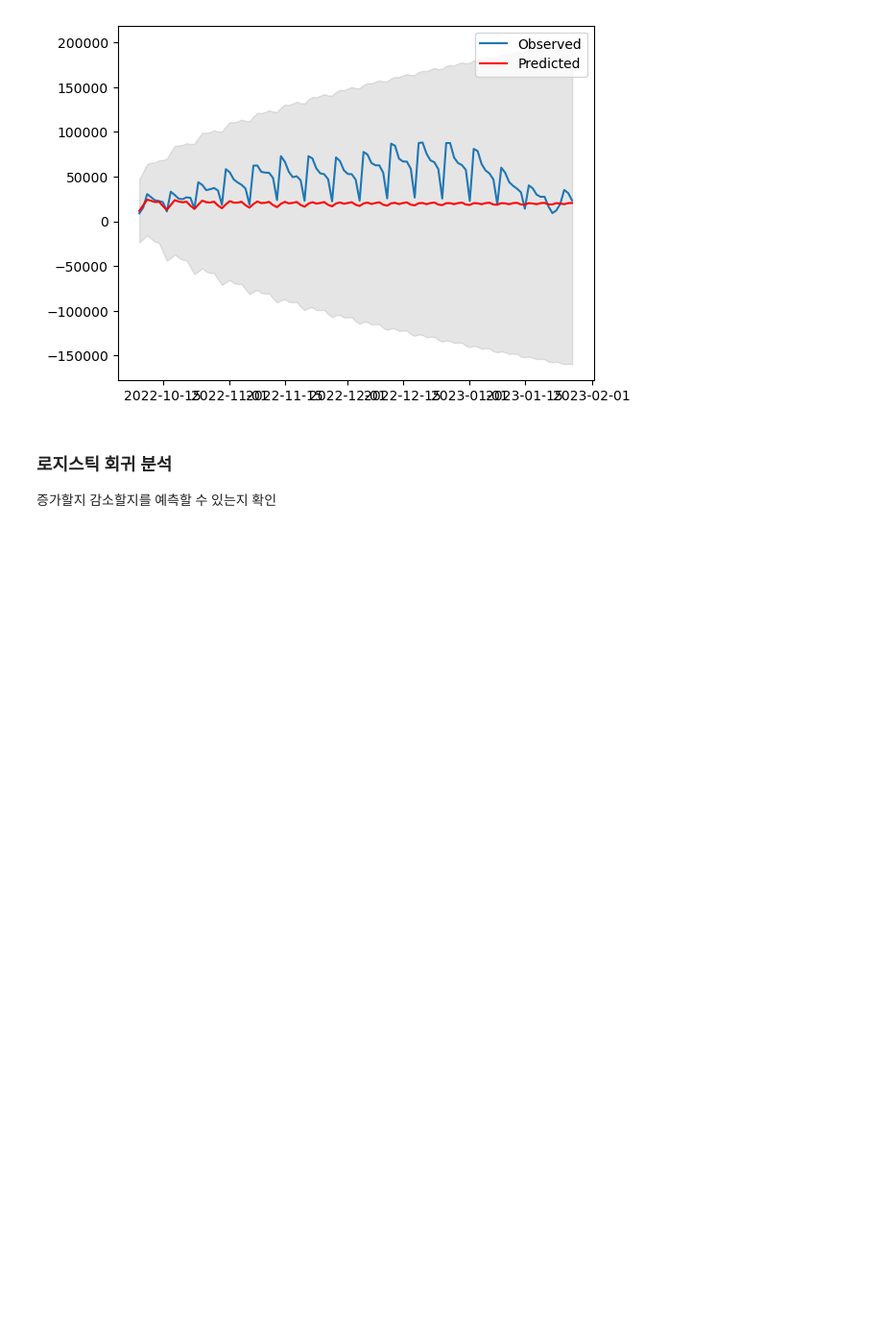
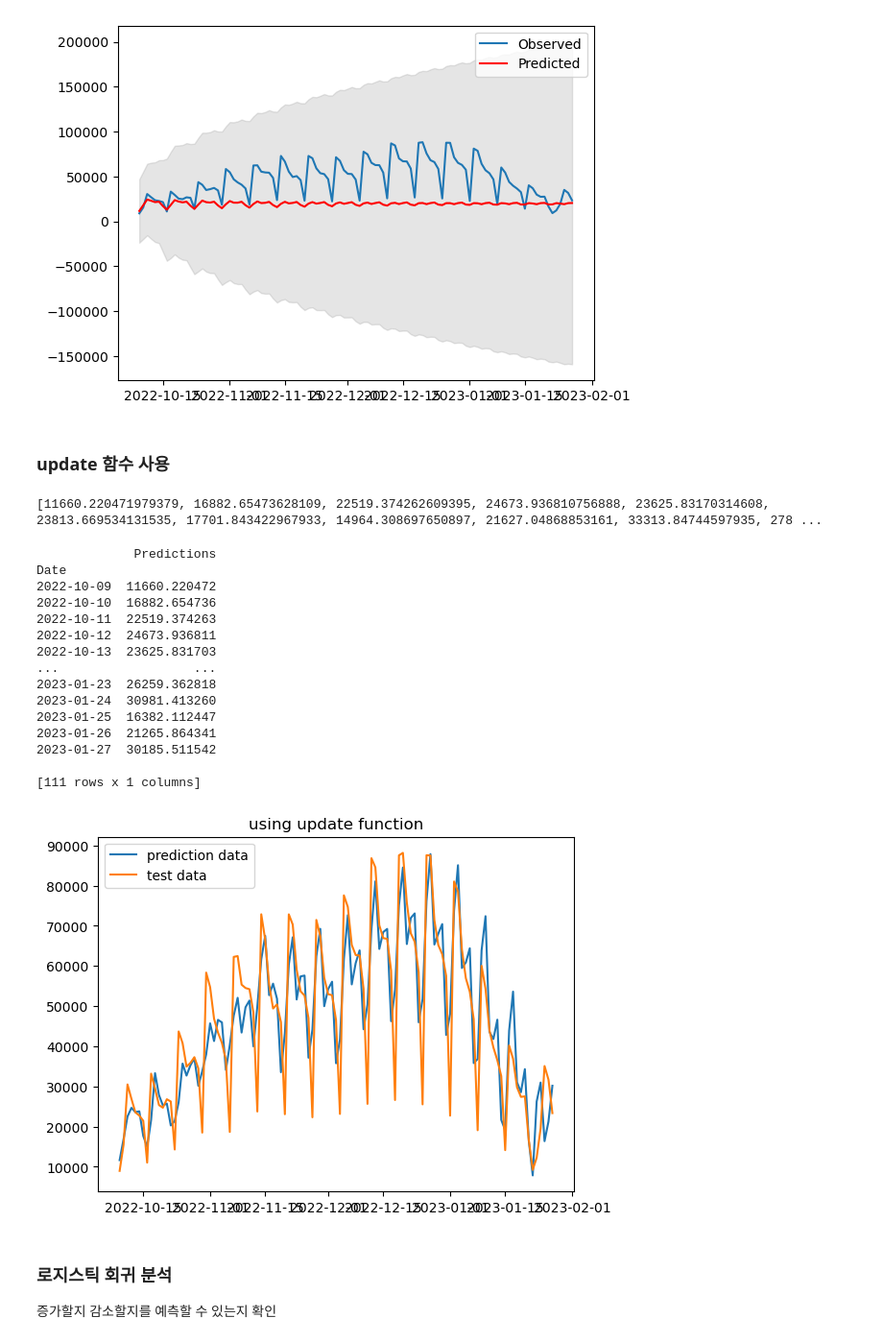
Before and after one commit to Tiabet/Time-series, a Jupyter notebook: Self-Study/ARIMA predictions model.ipynb, the cells around one changed output. Shown at 96% size. Drawn from its saved outputs; the diff is of its cells as text; code cells hidden in the pictures; blank space fills up the shorter version.

```diff
--- a/Self-Study/ARIMA predictions model.ipynb
+++ b/Self-Study/ARIMA predictions model.ipynb
@@ -151,16 +141,57 @@ plt.show()
 # %% [markdown]
 ### 신뢰구간 안에 들어오는지 확인
 # %%
-pred = model_fit.get_prediction(start=test_data.index[0], end=test_data.index[-1], dynamic=False)
-pred_conf = pred.conf_int()
+pred = model_fit.predict(n_periods=len(test_data), return_conf_int=True)
+np.asarray(pred[1])
 
 plt.plot(test_data, label='Observed')
-plt.plot(pred.predicted_mean, 'r', label='Predicted')
-plt.fill_between(pred_conf.index, pred_conf.iloc[:,0], pred_conf.iloc[:,1], color='gray',alpha=0.2)
+plt.plot(pred[0], 'r', label='Predicted')
+plt.fill_between(test_data.index, pred[1][:,0], pred[1][:,1], color='gray',alpha=0.2)
 plt.legend()
 plt.show()
 # %% [output]
 [figure]
+# %% [markdown]
+### update 함수 사용
+# %%
+pred_data = []
+
+for new_data in test_data:
+    pred = model.predict(n_periods=1)
+    pred_data.append(pred[0])
+
+    model.update(new_data)
+
+print(pred_data)
+# %% [output]
+[11660.220471979379, 16882.65473628109, 22519.374262609395, 24673.936810756888, 23625.83170314608, 23813.669534131535, 17701.843422967933, 14964.308697650897, 21627.04868853161, 33313.84744597935, 278 ...
+# %%
+pred_data=pd.DataFrame(pred_data,columns=['Predictions'],index=test_data.index)
+
+print(pred_data)
+
+plt.plot(pred_data,label='prediction data')
+plt.plot(test_data,label='test data')
+plt.title("using update function")
+plt.legend()
+plt.show()
+# %% [output]
+             Predictions
+Date
+2022-10-09  11660.220472
+2022-10-10  16882.654736
+2022-10-11  22519.374263
+2022-10-12  24673.936811
+2022-10-13  23625.831703
+...                  ...
+2023-01-23  26259.362818
+2023-01-24  30981.413260
+2023-01-25  16382.112447
+2023-01-26  21265.864341
+2023-01-27  30185.511542
+
+[111 rows x 1 columns]
+[figure, added]
 # %% [markdown]
 ### 로지스틱 회귀 분석
 증가할지 감소할지를 예측할 수 있는지 확인
```
Also changed, not shown: parts of 7 cells of this notebook.
